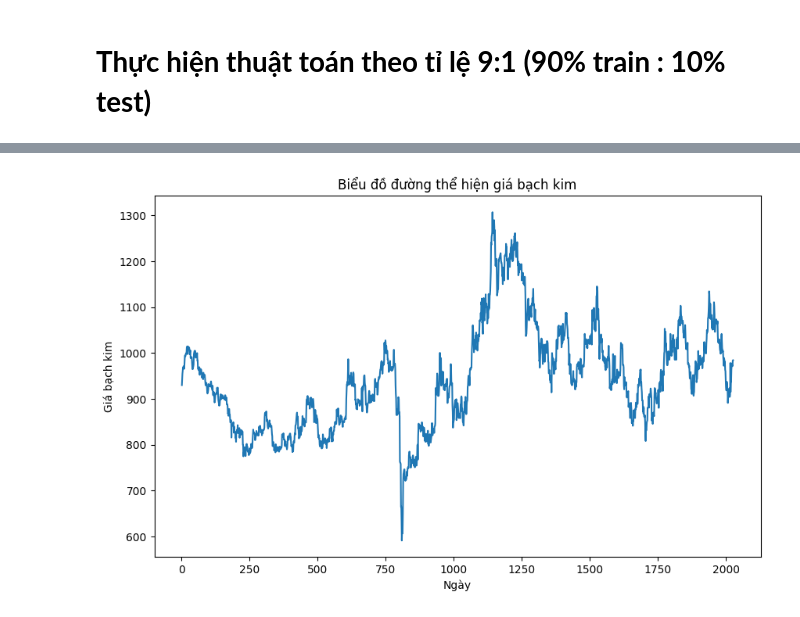
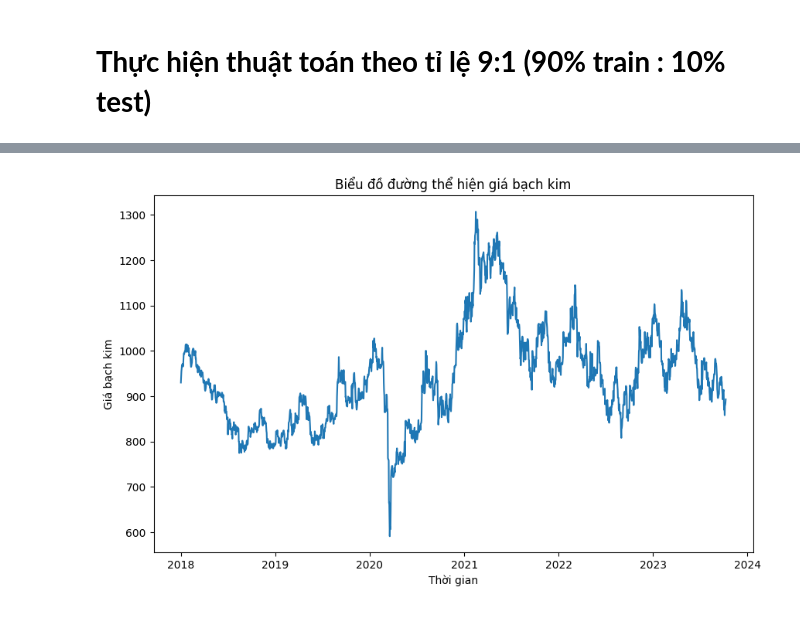
Before and after one commit to Kt7mmm/IS403_O21_06, a Jupyter notebook: Model/Team06_TBATS.ipynb, the cells around one changed output, grey strips where cells are left out. Saved outputs shown, nothing was run; the diff lists cells and outputs as text; code cells hidden in the pictures.

```diff
--- a/Model/Team06_TBATS.ipynb
+++ b/Model/Team06_TBATS.ipynb
@@ -419,13 +666,15 @@ df_gold['Date'] = pd.to_datetime(df_gold['Date'])
 df_gold['Day Number'] = df_gold['Date'].rank(method='dense').astype(int)
 df_gold.columns = ['Date', 'Price', 'Day Number']
 
-train_data_gold = df_gold.iloc[:2026]
-test_data_gold = df_gold.iloc[226:]
+train_size = int(0.9 * len(df_gold))
+test_size = len(df_gold) - train_size
+train_data_gold = df_gold.iloc[:train_size]
+test_data_gold = df_gold.iloc[train_size:]
 
 plt.figure(figsize=(10, 6))
-plt.plot(train_data_gold['Day Number'], train_data_gold['Price'])
+plt.plot(train_data_gold['Date'], train_data_gold['Price'])
 plt.title('Biểu đồ đường thể hiện giá vàng')
-plt.xlabel('Ngày')
+plt.xlabel('Thời gian')
 plt.ylabel('Giá vàng')
 plt.show()
 # %% [output]
@@ -462,17 +736,17 @@ plt.show()
 # %%
 df_platium = pd.read_csv(r'/content/platium_price_2018_2024.csv')
 df_platium['Date'] = pd.to_datetime(df_platium['Date'])
 df_platium['Day Number'] = df_platium['Date'].rank(method='dense').astype(int)
 df_platium.columns = ['Date', 'Price', 'Day Number']
 
-train_data_platium = df_platium.iloc[:2026]
-test_data_platium = df_platium.iloc[2026:]
+train_data_platium = df_platium.iloc[:train_size]
+test_data_platium = df_platium.iloc[train_size:]
 
 plt.figure(figsize=(10, 6))
-plt.plot(train_data_platium['Day Number'], train_data_platium['Price'])
+plt.plot(train_data_platium['Date'], train_data_platium['Price'])
 plt.title('Biểu đồ đường thể hiện giá bạch kim')
-plt.xlabel('Ngày')
+plt.xlabel('Thời gian')
 plt.ylabel('Giá bạch kim')
 plt.show()
 # %% [output]
-[figure, old version]
+[figure, new version]
```
Also changed, not shown: parts of 44 cells of this notebook, 1 other file.
